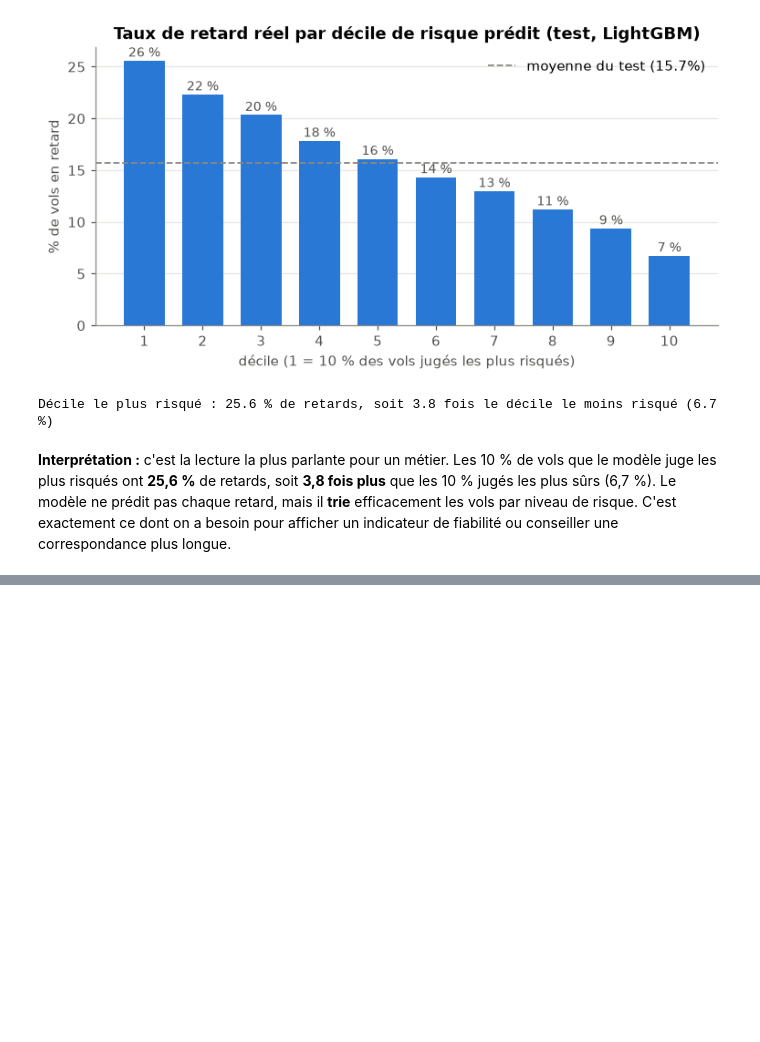
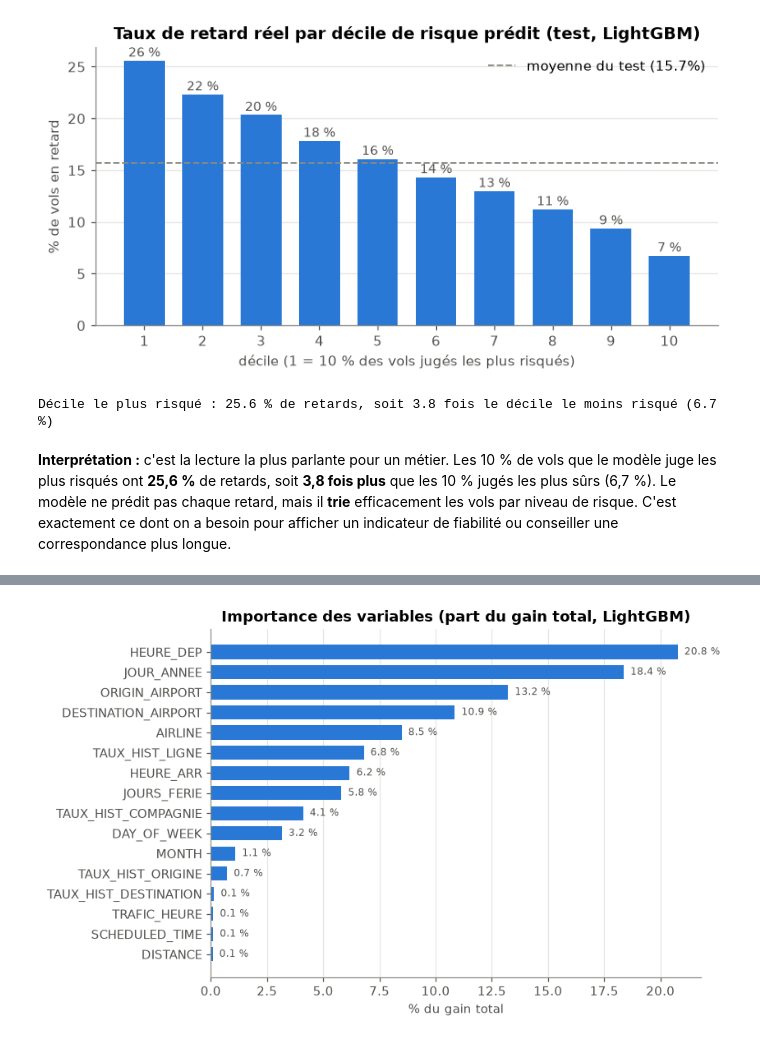
Before and after one commit to amenallahsallemi9-cell/flight-delay-prediction, a Jupyter notebook: notebooks/retards_avion.ipynb, the cells around one changed output, grey strips where cells are left out. Saved outputs shown, nothing was run; the diff lists cells and outputs as text; code cells hidden in the pictures; blank space fills up the shorter version.

```diff
--- a/notebooks/retards_avion.ipynb
+++ b/notebooks/retards_avion.ipynb
@@ -482,0 +489,11 @@ Décile le plus risqué : 25.6 % de retards, soit 3.8 fois le décile le moins r
+# %%
+imp = pd.Series(lgbm.booster_.feature_importance("gain"), index=lgbm.booster_.feature_name())
+imp = (100 * imp / imp.sum()).sort_values()
+fig, ax = plt.subplots(figsize=(7, 5))
+ax.barh(imp.index, imp.values, color=E.BLEU, height=0.7)
+for i, v in enumerate(imp.values):
+    ax.text(v + 0.3, i, f"{v:.1f} %", va="center", fontsize=8, color=E.ENCRE)
+ax.set(title="Importance des variables (part du gain total, LightGBM)", xlabel="% du gain total")
+ax.grid(axis="y", visible=False); plt.show()
+# %% [output]
+[figure, added]
```
Also changed, not shown: parts of 26 cells of this notebook, 5 other files.
